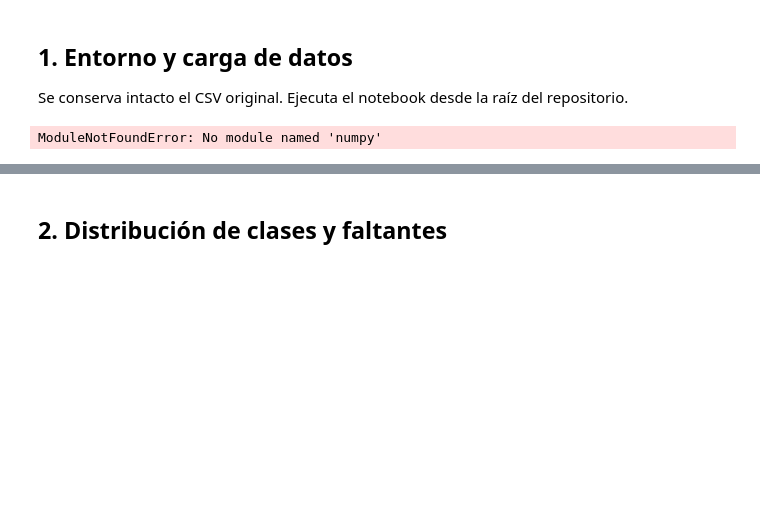
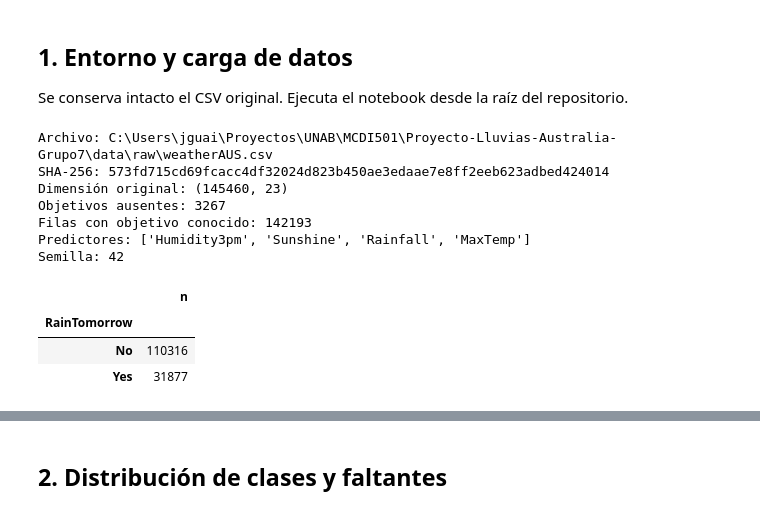
Before and after one commit to BenjaArayaM/Proyecto-Lluvias-Australia-Grupo7, a Jupyter notebook: notebooks/04_formativa2_modelamiento_predictivo.ipynb, the cells around one changed output, grey strips where cells are left out. Saved outputs shown, nothing was run; the diff lists cells and outputs as text; code cells hidden in the pictures; blank space fills up the shorter version.

```diff
--- a/notebooks/04_formativa2_modelamiento_predictivo.ipynb
+++ b/notebooks/04_formativa2_modelamiento_predictivo.ipynb
@@ -15,40 +15,58 @@ La clase positiva representa cerca del 22,42 % de los registros etiquetados, por
 Se conserva intacto el CSV original. Ejecuta el notebook desde la raíz del repositorio.
 # %%
 from pathlib import Path
-import json, warnings, sys
+import hashlib
 import numpy as np
 import pandas as pd
-import matplotlib.pyplot as plt
-import statsmodels.api as sm
-from statsmodels.stats.outliers_influence import variance_inflation_factor
-from sklearn.model_selection import train_test_split
-from sklearn.compose import ColumnTransformer
-from sklearn.pipeline import Pipeline
-from sklearn.preprocessing import OneHotEncoder, StandardScaler
-from sklearn.impute import SimpleImputer
-from sklearn.linear_model import LogisticRegression
-from sklearn.ensemble import RandomForestRegressor
-from sklearn.metrics import (
-    accuracy_score, precision_score, recall_score, f1_score,
-    roc_auc_score, average_precision_score, confusion_matrix,
-    ConfusionMatrixDisplay, roc_curve, precision_recall_curve
+
+SEED = 42
+np.random.seed(SEED)
+
+features_valid = [
+    "Humidity3pm", "Sunshine", "Rainfall", "MaxTemp"
+]
+
+# Buscar el CSV desde la carpeta actual y sus carpetas superiores.
+ruta = next(
+    (
+        carpeta / "data" / "raw" / "weatherAUS.csv"
+        for carpeta in [Path.cwd(), *Path.cwd().parents]
+        if (carpeta / "data" / "raw" / "weatherAUS.csv").is_file()
+    ),
+    None
 )
-from IPython.display import display, Markdown
-warnings.filterwarnings("ignore", category=FutureWarning)
-SEED = 2026
-np.random.seed(SEED)
-print("Python:", sys.version.split()[0], "| pandas:", pd.__version__)
 
-candidatos = [Path("data/raw/weatherAUS.csv"), Path("../data/raw/weatherAUS.csv")]
-candidatos += [p / "data/raw/weatherAUS.csv" for p in [Path.cwd(), *Path.cwd().parents]]
-ruta = next((p.resolve() for p in candidatos if p.is_file()), None)
 if ruta is None:
-    raise FileNotFoundError("No se encontró data/raw/weatherAUS.csv; ejecuta desde la raíz del repositorio.")
+    raise FileNotFoundError("No se encontró data/raw/weatherAUS.csv")
+
+# Conservar una versión original de los datos.
 df_original = pd.read_csv(ruta, parse_dates=["Date"])
-df = df_original[df_original["RainTomorrow"].isin(["Yes", "No"])].copy()
+
+# Excluir respuestas desconocidas y codificar la clase positiva.
+df = df_original.loc[
+    df_original["RainTomorrow"].isin(["No", "Yes"])
+].copy()
+
 df["y"] = df["RainTomorrow"].map({"No": 0, "Yes": 1}).astype(int)
-print("Archivo:", ruta, "| original:", df_original.shape, "| con etiqueta:", df.shape)
-display(df[["RainTomorrow", "y"]].value_counts().rename("n").to_frame())
-print(f"Prevalencia de Yes: {df.y.mean():.2%}")
+
+print("Archivo:", ruta)
+print("SHA-256:", hashlib.sha256(ruta.read_bytes()).hexdigest())
+print("Dimensión original:", df_original.shape)
+print("Objetivos ausentes:", df_original["RainTomorrow"].isna().sum())
+print("Filas con objetivo conocido:", len(df))
+print("Predictores:", features_valid)
+print("Semilla:", SEED)
+
+display(df["RainTomorrow"].value_counts().to_frame("n"))
 # %% [output]
-ModuleNotFoundError: No module named 'numpy'
+Archivo: C:\Users\jguai\Proyectos\UNAB\MCDI501\Proyecto-Lluvias-Australia-Grupo7\data\raw\weatherAUS.csv
+SHA-256: 573fd715cd69fcacc4df32024d823b450ae3edaae7e8ff2eeb623adbed424014
+Dimensión original: (145460, 23)
+Objetivos ausentes: 3267
+Filas con objetivo conocido: 142193
+Predictores: ['Humidity3pm', 'Sunshine', 'Rainfall', 'MaxTemp']
+Semilla: 42
+|  | n |
+| RainTomorrow |  |
+| No | 110316 |
+| Yes | 31877 |
```
Also changed, not shown: parts of 12 cells of this notebook.
